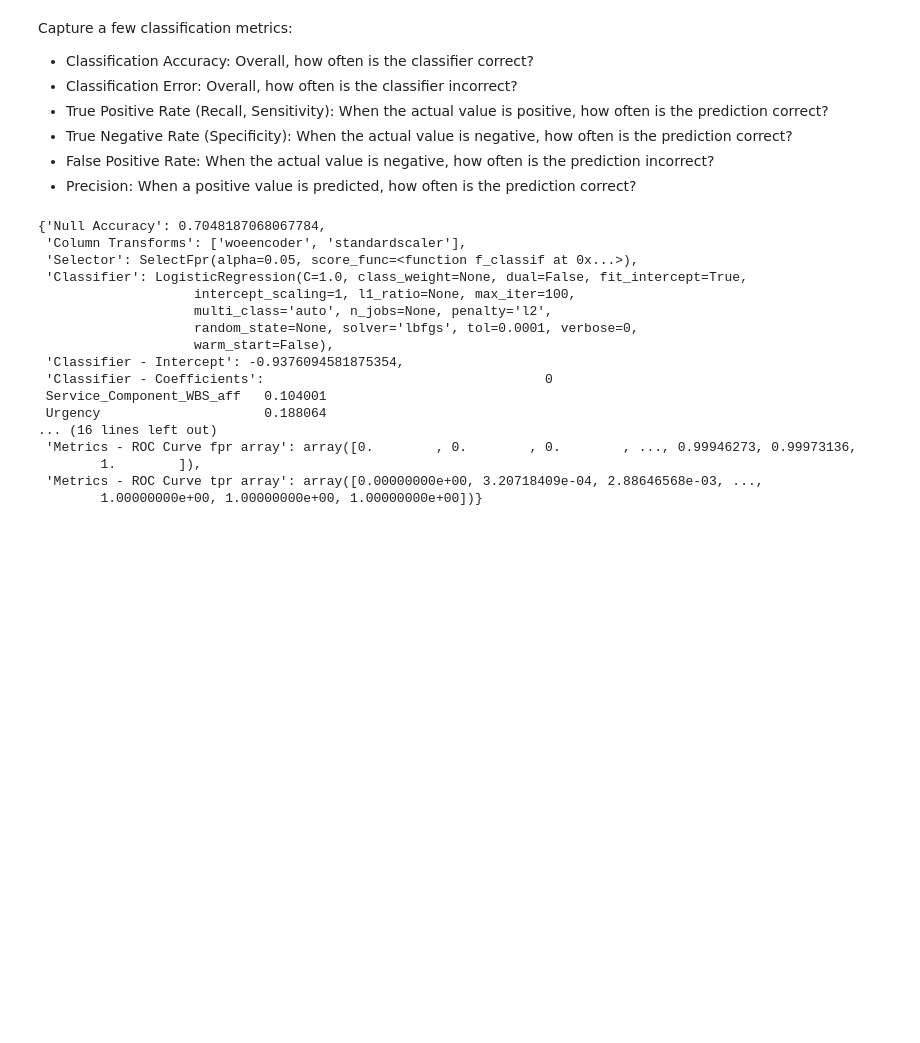
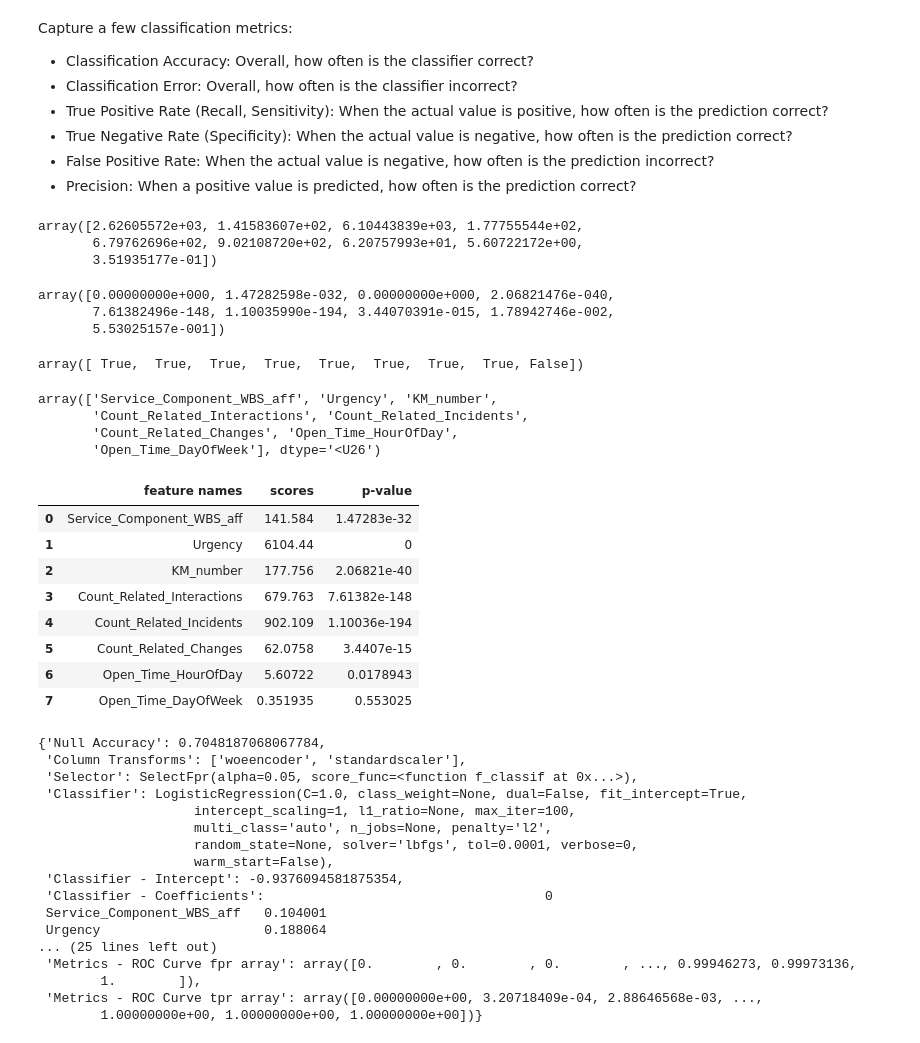
Before and after one commit to cmhstudies/Incident-Management-Process-BPIC2014, a Jupyter notebook: 06.01.b Optimize 2 Select FPR with f_classif and pval.ipynb, the cells around one changed output. Cells and saved outputs as stored; diff of their text form; code cells hidden in the pictures; blank space fills up the shorter version.

```diff
--- a/06.01.b Optimize 2 Select FPR with f_classif and pval.ipynb
+++ b/06.01.b Optimize 2 Select FPR with f_classif and pval.ipynb
@@ -349,6 +349,48 @@ Capture a few classification metrics:
 * True Negative Rate (Specificity): When the actual value is negative, how often is the prediction correct?
 * False Positive Rate: When the actual value is negative, how often is the prediction incorrect?
 * Precision: When a positive value is predicted, how often is the prediction correct?
+# %%
+pipe.named_steps.selector.scores_
+# %% [output]
+array([2.62605572e+03, 1.41583607e+02, 6.10443839e+03, 1.77755544e+02,
+       6.79762696e+02, 9.02108720e+02, 6.20757993e+01, 5.60722172e+00,
+       3.51935177e-01])
+# %%
+pipe.named_steps.selector.pvalues_
+# %% [output]
+array([0.00000000e+000, 1.47282598e-032, 0.00000000e+000, 2.06821476e-040,
+       7.61382496e-148, 1.10035990e-194, 3.44070391e-015, 1.78942746e-002,
+       5.53025157e-001])
+# %%
+# returns a mask of features retained
+pipe.named_steps.selector.get_support()
+# %% [output]
+array([ True,  True,  True,  True,  True,  True,  True,  True, False])
+# %%
+# apply mask to X_train column names
+selectedFeatures = np.array(X_train.columns.tolist())[pipe.named_steps.selector.get_support().tolist()]
+selectedFeatures
+# %% [output]
+array(['Service_Component_WBS_aff', 'Urgency', 'KM_number',
+       'Count_Related_Interactions', 'Count_Related_Incidents',
+       'Count_Related_Changes', 'Open_Time_HourOfDay',
+       'Open_Time_DayOfWeek'], dtype='<U26')
+# %%
+PipeLineMetadata['Selector - Scores'] = pd.DataFrame(
+    [ selectedFeatures, pipe.named_steps.selector.scores_[1:], pipe.named_steps.selector.pvalues_[1:] ],
+    index=['feature names', 'scores','p-value']
+    ).transpose()
+PipeLineMetadata['Selector - Scores']
+# %% [output]
+|  | feature names | scores | p-value |
+| 0 | Service_Component_WBS_aff | 141.584 | 1.47283e-32 |
+| 1 | Urgency | 6104.44 | 0 |
+| 2 | KM_number | 177.756 | 2.06821e-40 |
+| 3 | Count_Related_Interactions | 679.763 | 7.61382e-148 |
+| 4 | Count_Related_Incidents | 902.109 | 1.10036e-194 |
+| 5 | Count_Related_Changes | 62.0758 | 3.4407e-15 |
+| 6 | Open_Time_HourOfDay | 5.60722 | 0.0178943 |
+| 7 | Open_Time_DayOfWeek | 0.351935 | 0.553025 |
 # %%
 PipeLineMetadata['Metrics - Classification Report'] = metrics.classification_report(y_test, y_pred_class)
 PipeLineMetadata['Metrics - Confusion Matrix'] =metrics.confusion_matrix(y_test, y_pred_class)
@@ -378,7 +420,7 @@ PipeLineMetadata
  'Classifier - Coefficients':                                    0
  Service_Component_WBS_aff   0.104001
  Urgency                     0.188064
-... (16 lines left out)
+... (25 lines left out)
  'Metrics - ROC Curve fpr array': array([0.        , 0.        , 0.        , ..., 0.99946273, 0.99973136,
         1.        ]),
  'Metrics - ROC Curve tpr array': array([0.00000000e+00, 3.20718409e-04, 2.88646568e-03, ...,
```
Also changed, not shown: 15 other files.
